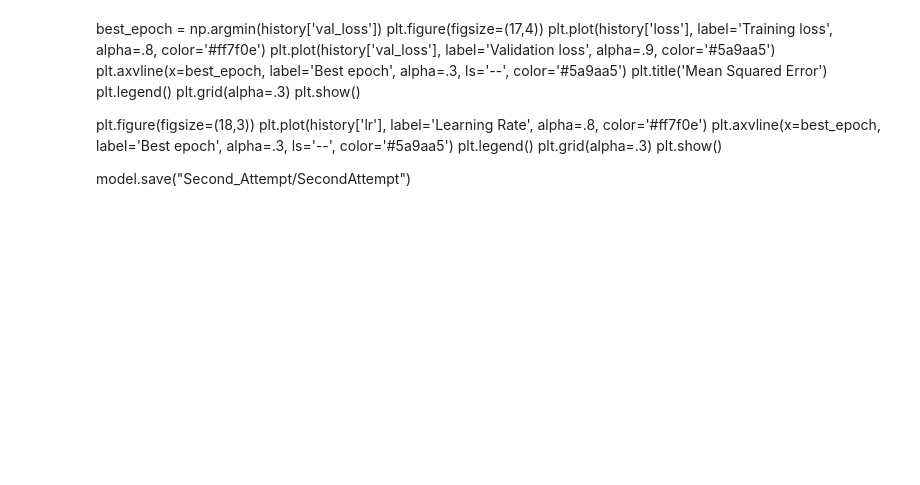
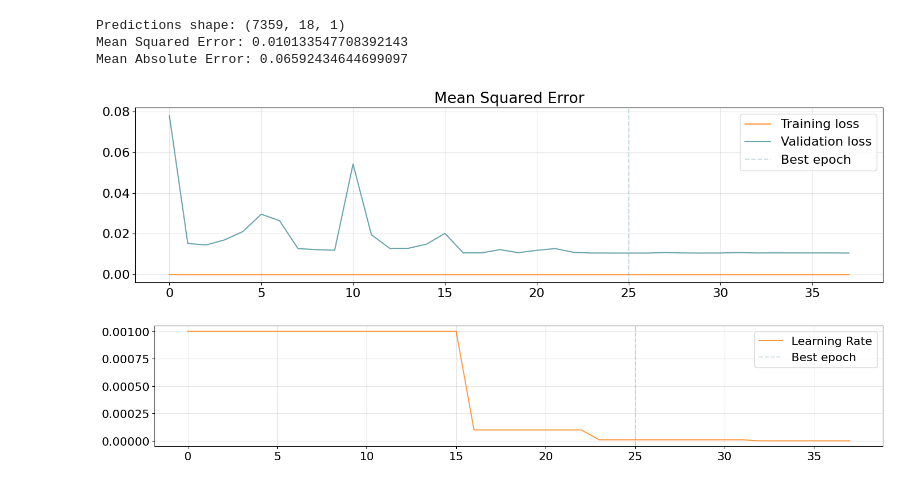
Before and after one commit to ApprehensiveKnee/bridge_repo-AN2DL_2_homework-, a Jupyter notebook: Base.ipynb, the cells around one changed output. Drawn from its saved outputs; the diff is of its cells as text; code cells hidden in the pictures; blank space fills up the shorter version.

Commit message:
updated version of base and embedded models

```diff
--- a/Base.ipynb
+++ b/Base.ipynb
@@ -82,3 +84,6 @@ training_data, valid_periods, categories = import_data('training_dataset.zip', z
 print(training_data.shape)
 print(valid_periods.shape)
 print(categories.shape)
+
+# Transform the data by extending the dimensions (number of time series, length of time series, number of features)
+training_data = np.expand_dims(training_data, axis=2)
@@ -257,9 +275,9 @@ def build_sequences_on_domain(data, categories_split  ,domain = 0, window=200, s
     for time_series_n in range(len(temp_df)):
         padding_len = (window + telescope) - len(temp_df[time_series_n])
         if(padding_len > 0):
-            padding = np.zeros((padding_len,), dtype='float32')
+            padding = np.zeros((padding_len,1), dtype='float32')
             temp_df[time_series_n] = np.concatenate((padding,temp_df[time_series_n]))
-            padding = np.zeros((padding_len,), dtype='float32')
+            padding = np.zeros((padding_len,1), dtype='float32')
             temp_label[time_series_n] = np.concatenate((padding,temp_label[time_series_n]))
 
 
@@ -272,7 +290,7 @@ def build_sequences_on_domain(data, categories_split  ,domain = 0, window=200, s
     labels = np.array(labels)
     return dataset, labels
 
-def inspect_multivariate(X, y, telescope, idx=None, data_to_plot= 10):
+def inspect_multivariate(X, y, telescope, idx=None, data_to_plot= 5):
     if(idx==None):
         idx=np.random.randint(0,len(X))
 
@@ -286,7 +304,7 @@ def inspect_multivariate(X, y, telescope, idx=None, data_to_plot= 10):
     plt.show()
 
 
-def inspect_multivariate_prediction(X, y, pred, telescope, idx=None, data_to_plot= 10):
+def inspect_multivariate_prediction(X, y, pred, telescope, idx=None, data_to_plot= 5):
     if(idx==None):
         idx=np.random.randint(0,len(X))
 
@@ -319,8 +342,8 @@ inspect_multivariate(X_train, y_train, TELESCOPE)
 # %%
 # Define input and output shape for the forecasting model
 
-input_shape = X_train.shape[1]
-output_shape = y_train.shape[1]
+input_shape = X_train.shape[1:]
+output_shape = y_train.shape[1:]
 print(input_shape)
 print(output_shape)
 
@@ -463,10 +508,10 @@ history = model.fit(
     y = y_train,
     batch_size = BATCH_SIZE,
     epochs = EPOCHS,
-    validation_split=(X_val, y_val),
+    validation_data=(X_val, y_val),
     callbacks = [
         tfk.callbacks.EarlyStopping(monitor='val_loss', mode='min', patience=12, restore_best_weights=True),
-        tfk.callbacks.ReduceLROnPlateau(monitor='val_loss', mode='min', patience=10, factor=0.1, min_lr=1e-5)
+        tfk.callbacks.ReduceLROnPlateau(monitor='val_loss', mode='min', patience=6, factor=0.1, min_lr=1e-6)
     ],
     class_weight=weights
 ).history
@@ -484,24 +547,31 @@ print(f"Mean Squared Error: {mean_squared_error}")
 # Calculate and print Mean Absolute Error (MAE)
 mean_absolute_error = tfk.metrics.mean_absolute_error(y_test.flatten(), predictions.flatten()).numpy()
 print(f"Mean Absolute Error: {mean_absolute_error}")
+# %% [output]
+Predictions shape: (7359, 18, 1)
+Mean Squared Error: 0.010133547708392143
+Mean Absolute Error: 0.06592434644699097
-# %% [markdown]
-best_epoch = np.argmin(history['val_loss'])
-plt.figure(figsize=(17,4))
-plt.plot(history['loss'], label='Training loss', alpha=.8, color='#ff7f0e')
-plt.plot(history['val_loss'], label='Validation loss', alpha=.9, color='#5a9aa5')
-plt.axvline(x=best_epoch, label='Best epoch', alpha=.3, ls='--', color='#5a9aa5')
-plt.title('Mean Squared Error')
-plt.legend()
-plt.grid(alpha=.3)
-plt.show()
-
-plt.figure(figsize=(18,3))
-plt.plot(history['lr'], label='Learning Rate', alpha=.8, color='#ff7f0e')
-plt.axvline(x=best_epoch, label='Best epoch', alpha=.3, ls='--', color='#5a9aa5')
-plt.legend()
-plt.grid(alpha=.3)
-plt.show()
-
-model.save("Second_Attempt/SecondAttempt")
+# %%
+best_epoch = np.argmin(history['val_loss'])
+plt.figure(figsize=(17,4))
+plt.plot(history['loss'], label='Training loss', alpha=.8, color='#ff7f0e')
+plt.plot(history['val_loss'], label='Validation loss', alpha=.9, color='#5a9aa5')
+plt.axvline(x=best_epoch, label='Best epoch', alpha=.3, ls='--', color='#5a9aa5')
+plt.title('Mean Squared Error')
+plt.legend()
+plt.grid(alpha=.3)
+plt.show()
+
+plt.figure(figsize=(18,3))
+plt.plot(history['lr'], label='Learning Rate', alpha=.8, color='#ff7f0e')
+plt.axvline(x=best_epoch, label='Best epoch', alpha=.3, ls='--', color='#5a9aa5')
+plt.legend()
+plt.grid(alpha=.3)
+plt.show()
+
+model.save("Second_Attempt/SecondAttempt")
+# %% [output]
+[figure, added]
+[figure, added]
 # %%
 inspect_multivariate_prediction(X_test, y_test, predictions, TELESCOPE)
```
Also changed, not shown: parts of 11 cells of this notebook, 2 other files.
